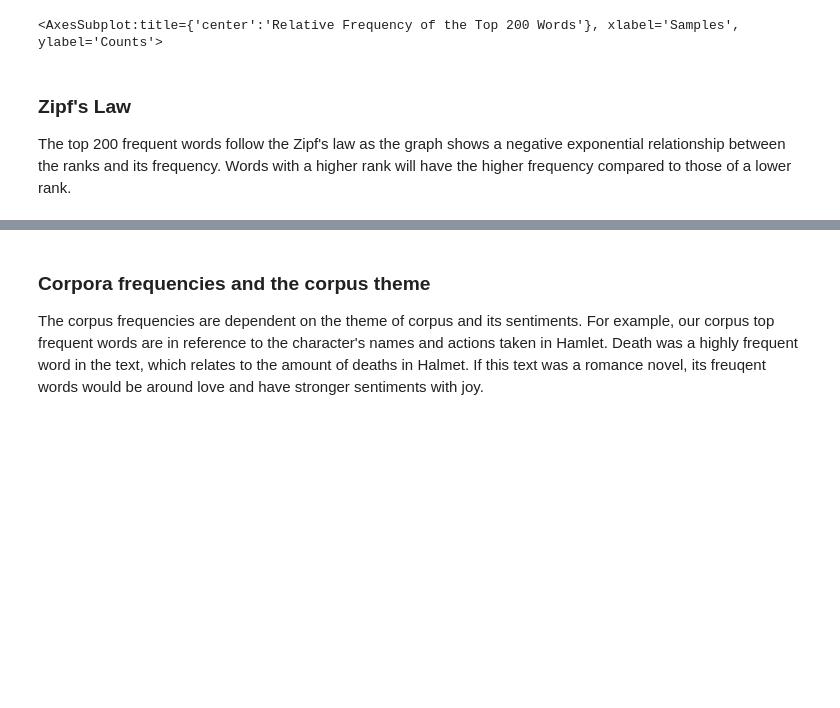
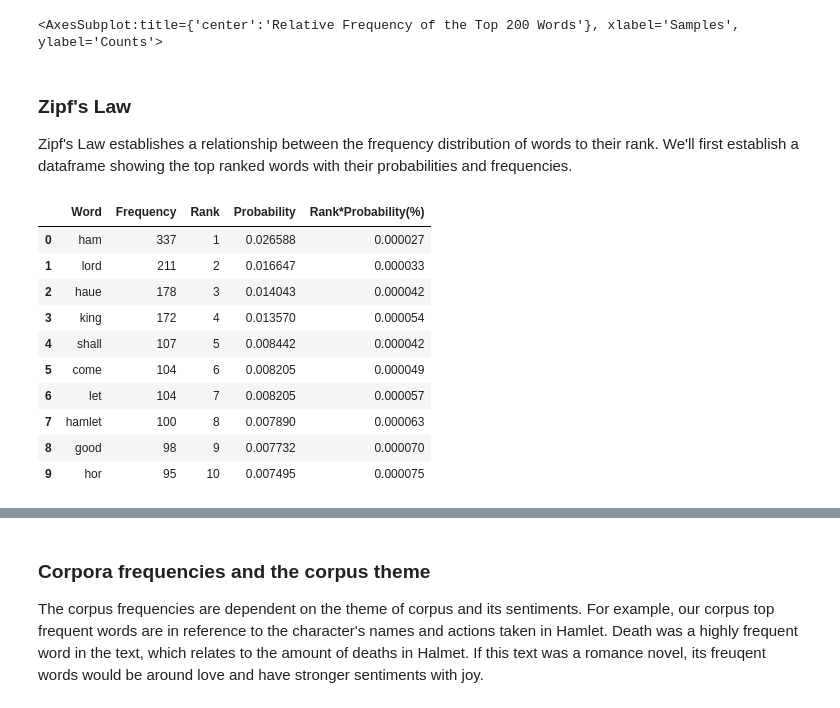
Before and after one commit to Vy4thewin/Data620_TeamVAC, a Jupyter notebook: Data620_W4_P2.ipynb, the cells around one changed output, grey strips where cells are left out. Saved outputs shown, nothing was run; the diff lists cells and outputs as text; code cells hidden in the pictures; blank space fills up the shorter version.

```diff
--- a/Data620_W4_P2.ipynb
+++ b/Data620_W4_P2.ipynb
@@ -106,4 +103,35 @@ ch.plot(200)
 # %% [markdown]
 ### Zipf's Law
 
-The top 200 frequent words follow the Zipf's law as the graph shows a negative exponential relationship between the ranks and its frequency. Words with a higher rank will have the higher frequency compared to those of a lower rank.
+Zipf's Law establishes a relationship between the frequency distribution of words to their rank. We'll first establish a dataframe showing the top ranked words with their probabilities and frequencies.
+# %%
+# Create a dataframe of words from the top 80 words
+zipf_list = []
+r = 1
+for word in ch:
+  #print(r, ch[word]/total_L, (r*0.001*ch[word]/total_L))
+  zipf_list.append( [word, ch[word], r, ch[word]/total_L, (r*0.001*ch[word]/total_L)] )
+  r += 1
+  if r > 200:
+    break
+
+import pandas as pd
+zipf_df = pd.DataFrame(zipf_list,
+                       columns=['Word',
+                                'Frequency',
+                                'Rank',
+                                'Probability',
+                                'Rank*Probability(%)'])
+zipf_df.head(10)
+# %% [output]
+|  | Word | Frequency | Rank | Probability | Rank*Probability(%) |
+| 0 | ham | 337 | 1 | 0.026588 | 0.000027 |
+| 1 | lord | 211 | 2 | 0.016647 | 0.000033 |
+| 2 | haue | 178 | 3 | 0.014043 | 0.000042 |
+| 3 | king | 172 | 4 | 0.013570 | 0.000054 |
+| 4 | shall | 107 | 5 | 0.008442 | 0.000042 |
+| 5 | come | 104 | 6 | 0.008205 | 0.000049 |
+| 6 | let | 104 | 7 | 0.008205 | 0.000057 |
+| 7 | hamlet | 100 | 8 | 0.007890 | 0.000063 |
+| 8 | good | 98 | 9 | 0.007732 | 0.000070 |
+| 9 | hor | 95 | 10 | 0.007495 | 0.000075 |
```
Also changed, not shown: parts of 3 cells of this notebook.
